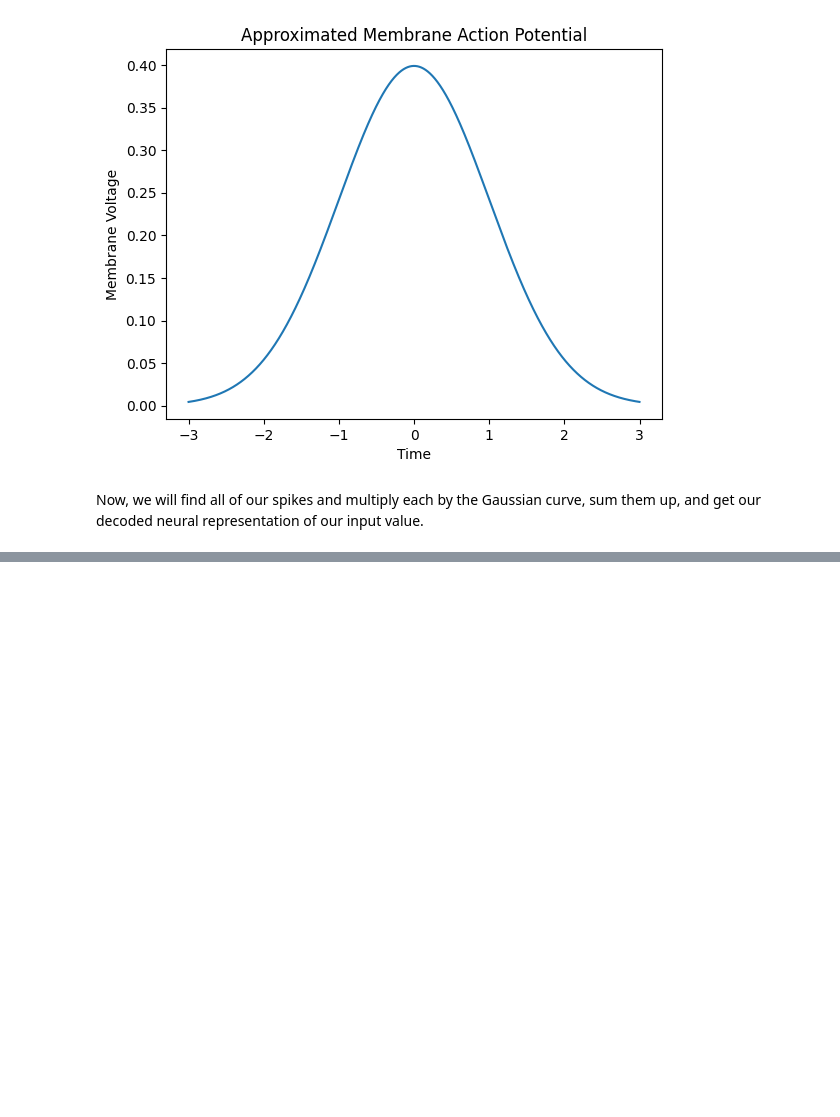
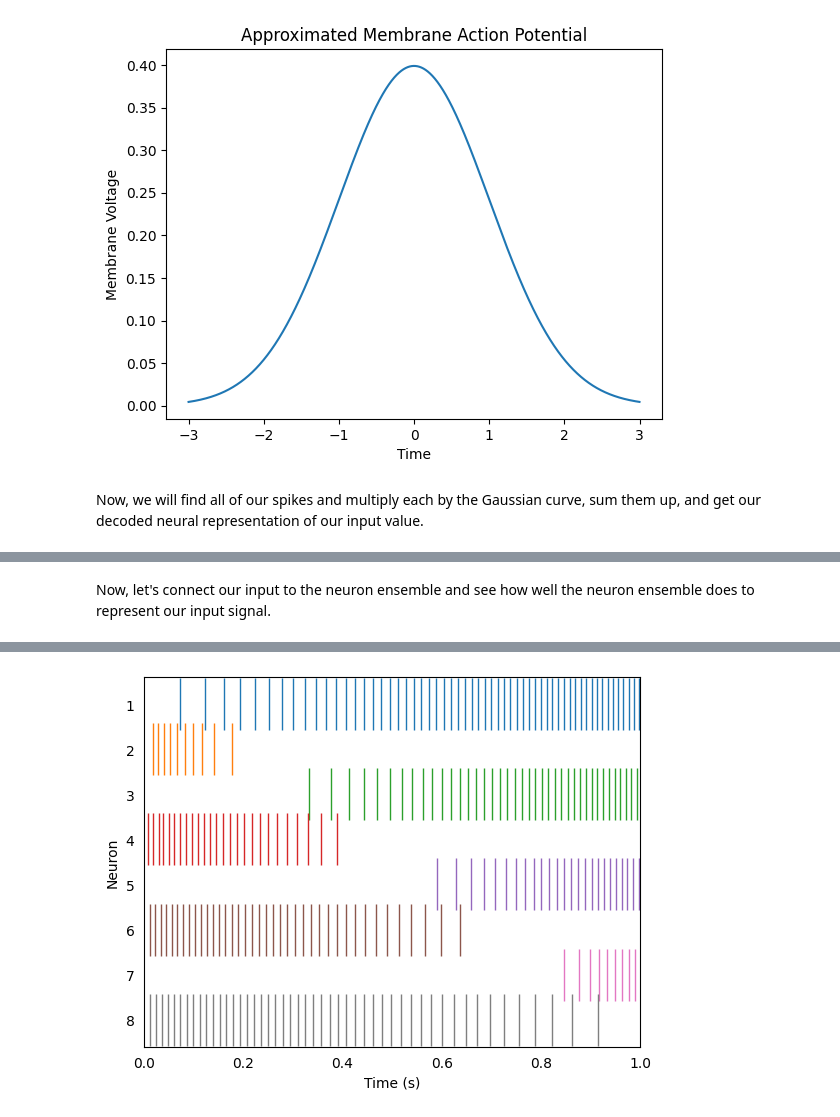
Before and after one commit to taylorharkley2/neuron_basics, a Jupyter notebook: neuron_representation.ipynb, the cells around one changed output, grey strips where cells are left out. Cells and saved outputs as stored; diff of their text form; code cells hidden in the pictures; blank space fills up the shorter version.

```diff
--- a/neuron_representation.ipynb
+++ b/neuron_representation.ipynb
@@ -265,0 +302,19 @@ Let's get our decoding values by probing our model. Because weights are trained
+# %% [markdown]
+Now, let's connect our input to the neuron ensemble and see how well the neuron ensemble does to represent our input signal.
+# %%
+with model:
+    inp_conn8 = nengo.Connection(input_node8, input_neuron8)
+    spikes8 = nengo.Probe(input_neuron8.neurons)
+    spikes8_filt = nengo.Probe(input_neuron8.neurons, synapse=.01)
+
+with nengo.Simulator(model) as sim:
+    sim.run(1)
+
+plt.figure()
+ax = plt.subplot(1, 1, 1)
+rasterplot(sim.trange(), sim.data[spikes8], ax)
+ax.set_xlim(0, 1)
+ax.set_ylabel("Neuron")
+ax.set_xlabel("Time (s)")
+hide_input()
+# %% [output]
@@ -265,0 +324 @@ Let's get our decoding values by probing our model. Because weights are trained
+[figure, added]
```
Also changed, not shown: parts of 19 cells of this notebook.
